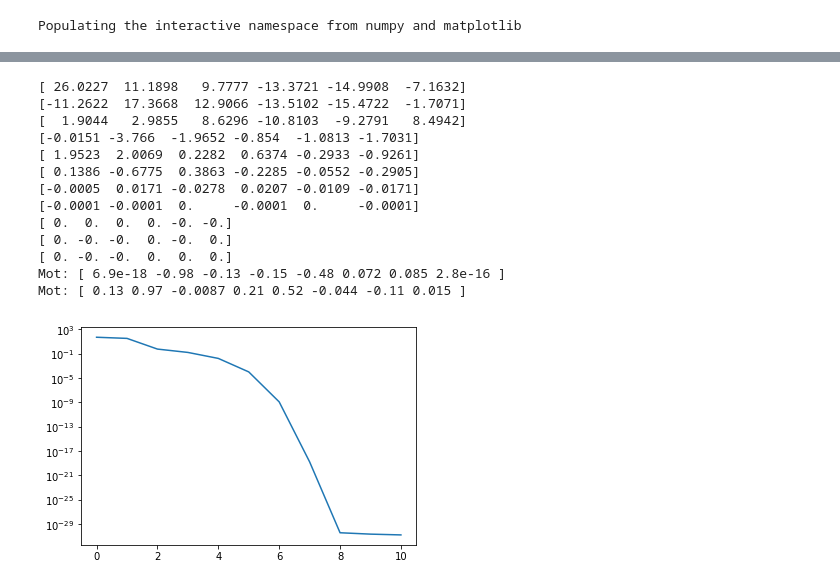
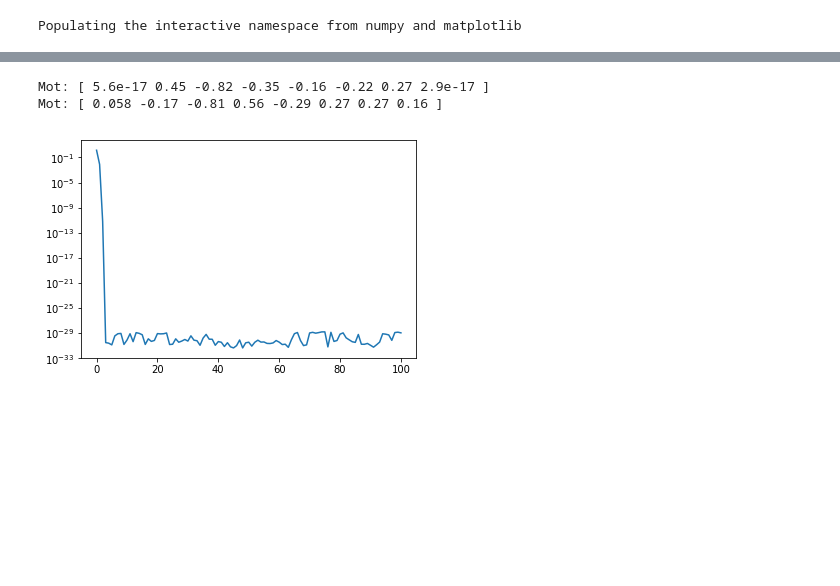
Before and after one commit to tingelst/game, a Jupyter notebook: python/MultivectorDiff.ipynb, the cells around one changed output, grey strips where cells are left out. Cells and saved outputs as stored; diff of their text form; code cells hidden in the pictures; blank space fills up the shorter version.

```diff
--- a/python/MultivectorDiff.ipynb
+++ b/python/MultivectorDiff.ipynb
@@ -92,4 +70,4 @@ def Hess(points_a, points_b, mot):
     H = np.zeros((6,6))
     for A, B in zip(points_a, points_b):
         H += Hessi(A,B,mot)
-    return H*-1
+    return H
@@ -290,2 +195,19 @@ def cost(points_a, points_b, mot):
+# %%
+def update_sd(points_a, points_b, mot, plus=oexp):
+    g = grad(points_a, points_b, mot)
+    B = g * -1.0
+    # line search
+    alpha = 1.0
+    beta = 0.1
+    cost0 = cost(points_a, points_b, mot)
+    while cost(points_a, points_b, plus(alpha * B, mot)) > cost0 + alpha * beta * np.inner(g, B)[0][0] :
+        alpha *= 0.5
+        if alpha < 1e-3:
+            break
+
+    mot = plus(alpha * B, mot)
+
+    grad_norm = np.linalg.norm(g)
+    return mot, cost(points_a, points_b, mot), grad_norm
 # %%
 def update_gn(points_a, points_b, mot, plus=oexp):
@@ -324,3 +245,20 @@ points_a = [vsr.Vec(*np.random.normal(0.0, 0.8, 3)).null() for i in range(n_poin
 points_b = [point.spin(m0) for point in points_a]
 
 mstart = create_motor()
+# %%
+gnorms = []
+costs = []
+# plus = CayleySelig
+plus = oexp
+m, c, gnorm = update_sd(points_a, points_b, mstart,plus)
+costs.append(c)
+gnorms.append(gnorm)
+for i in range(100):
+# while c > 1e-6:
+    m, c, gnorm = update_sd(points_a, points_b, m, plus)
+    costs.append(c)
+    gnorms.append(gnorm)
+semilogy(costs)
+semilogy(gnorms)
+print(m0.rev() * m)
+print(m)
@@ -327,29 +290,20 @@ mstart = create_motor()
 # %%
 costs = []
 gnorms = []
-plus = oexp
+plus = retr
 m, c, gnorm = update_n(points_a, points_b, mstart, plus)
 costs.append(c)
 gnorms.append(gnorm)
-for i in range(10):
+# while gnorm > 1e-6:
+for i in range(100):
     m, c, gnorm = update_n(points_a, points_b, m, plus)
     costs.append(c)
     gnorms.append(gnorm)
+# semilogy(gnorms)
 semilogy(costs)
-print(m.rev() * m0)
+print(m0.rev() * m)
 print(m)
 # %% [output]
-[ 26.0227  11.1898   9.7777 -13.3721 -14.9908  -7.1632]
-[-11.2622  17.3668  12.9066 -13.5102 -15.4722  -1.7071]
-[  1.9044   2.9855   8.6296 -10.8103  -9.2791   8.4942]
-[-0.0151 -3.766  -1.9652 -0.854  -1.0813 -1.7031]
-[ 1.9523  2.0069  0.2282  0.6374 -0.2933 -0.9261]
-[ 0.1386 -0.6775  0.3863 -0.2285 -0.0552 -0.2905]
-[-0.0005  0.0171 -0.0278  0.0207 -0.0109 -0.0171]
-[-0.0001 -0.0001  0.     -0.0001  0.     -0.0001]
-[ 0.  0.  0.  0. -0. -0.]
-[ 0. -0. -0.  0. -0.  0.]
-[ 0. -0. -0.  0.  0.  0.]
-Mot: [ 6.9e-18 -0.98 -0.13 -0.15 -0.48 0.072 0.085 2.8e-16 ]
-Mot: [ 0.13 0.97 -0.0087 0.21 0.52 -0.044 -0.11 0.015 ]
+Mot: [ 5.6e-17 0.45 -0.82 -0.35 -0.16 -0.22 0.27 2.9e-17 ]
+Mot: [ 0.058 -0.17 -0.81 0.56 -0.29 0.27 0.27 0.16 ]
-[figure, old version]
+[figure, new version]
```
Also changed, not shown: parts of 24 cells of this notebook, 2 other files.
